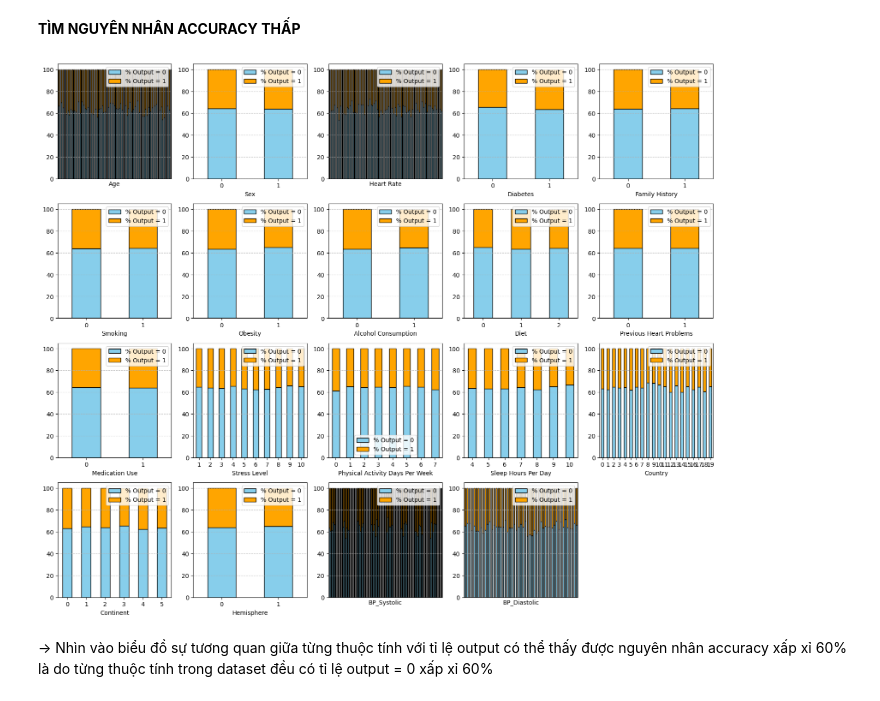
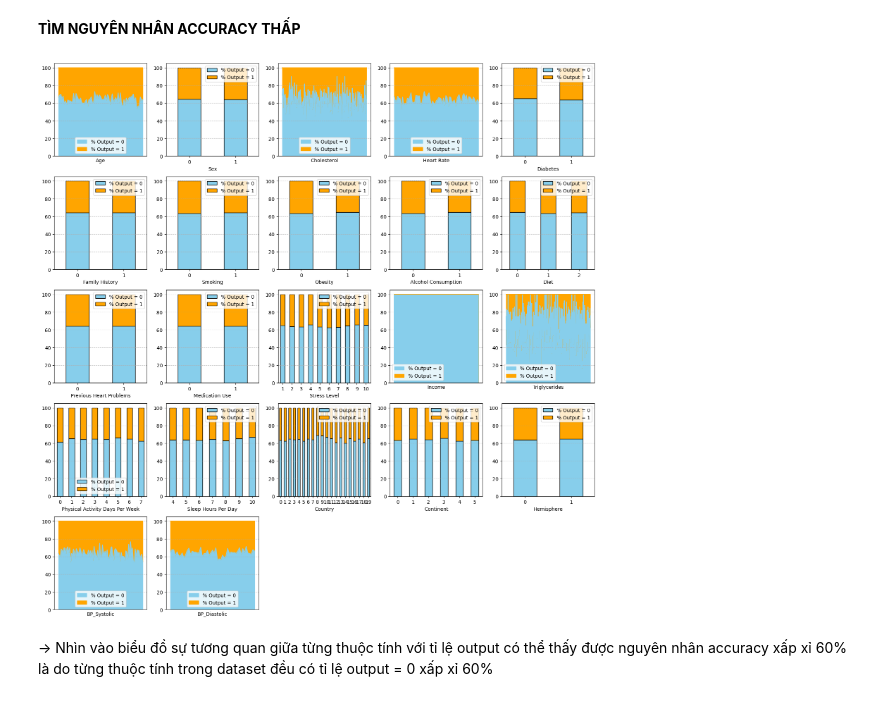
Before and after one commit to thangtrandoan/DataProcessing-Project, a Jupyter notebook: test.ipynb, the cells around one changed output. Drawn from its saved outputs; the diff is of its cells as text; code cells hidden in the pictures.

```diff
--- a/test.ipynb
+++ b/test.ipynb
@@ -339,0 +378,12 @@ ctg_data = data[['Sex','Diabetes','Family History','Smoking','Obesity','Diet','C
+# %%
+bins = [0, 200, 240, float('inf')]
+labels = ['Bình thường', 'Cao', 'Có vấn đề']
+colors = ['lime', 'aqua', 'Orange']
+Chol_Category = pd.cut(heart_attacks['Cholesterol'], bins=bins, labels=labels)
+plt.figure(figsize=(5,5))
+chol_num = Chol_Category.value_counts()
+plt.pie(chol_num, autopct='%1.1f%%', startangle=90, colors=colors)
+plt.text(0.6, -1.2, s ='Lượng Cholesteron (mg/dL):\nBình thường: < 200\nCao: 200->240\nCó vấn đề: > 240')
+plt.legend(labels, loc=(-0.2,0))
+plt.title('Phân loại nhóm người bị bệnh tim theo lượng Cholesteron trong máu')
+plt.show()
@@ -339,0 +392,19 @@ ctg_data = data[['Sex','Diabetes','Family History','Smoking','Obesity','Diet','C
+# %%
+chol_cate = pd.cut(data['Cholesterol'], bins=bins, labels=labels)
+percentages = data.groupby(chol_cate)['Heart Attack Risk'].value_counts(normalize=True).unstack()*100
+percentages.columns = ['không bệnh', 'bị bệnh']
+
+chart = percentages['bị bệnh'].plot(kind='bar', stacked=True, color='deepskyblue', ax=plt.gca())
+
+plt.ylim(0,100)
+plt.xticks(rotation=0)
+plt.grid(axis='y', linestyle='--', alpha=0.7)
+
+for p in chart.patches:
+    chart.annotate(format(p.get_height(), '.1f') + '%',
+                   (p.get_x() + p.get_width() / 2., p.get_height()),
+                   ha = 'center', va = 'center',
+                   xytext = (0, 10),
+                   textcoords = 'offset points',
+                   fontsize=10)
+plt.title('Tỉ lệ bị đau tim của các nhóm')
@@ -1073,24 +1139,25 @@ plt.show()
 # %%
 i = 1
 plt.figure(figsize=(16, 16))
 for col in X.columns:
-    if X[col].dtype == 'int64' and X[col].nunique() < 100:
+    if X[col].dtype == 'int64':
         plt.subplot(5, 5, i)
         percentages = data.groupby(col)['Heart Attack Risk'].value_counts(normalize=True).unstack().fillna(0) * 100
         percentages.columns = ['% Output = 0', '% Output = 1']
 
-        percentages.plot(kind='bar', stacked=True, color=['skyblue', 'orange'], edgecolor='black', ax=plt.gca())
-
-        plt.grid(axis='y', linestyle='--', alpha=0.7)
         if X[col].nunique() > 50:
+            percentages.plot(kind='area', stacked=True, color=['skyblue', 'orange'], ax=plt.gca())
             plt.xticks([])
         else:
+            percentages.plot(kind='bar', stacked=True, color=['skyblue', 'orange'], edgecolor='black', ax=plt.gca())
+
             plt.xticks(rotation=0)
+        plt.grid(axis='y', linestyle='--', alpha=0.7)
         i += 1
 plt.tight_layout()
 plt.show()
 # %% [output]
-[figure, old version]
+[figure, new version]
 # %% [markdown]
 -> Nhìn vào biểu đồ sự tương quan giữa từng thuộc tính với tỉ lệ output có thể thấy được nguyên nhân accuracy xấp xỉ 60% là do từng thuộc tính trong dataset đều có tỉ lệ output = 0 xấp xỉ 60%
 # %% [markdown]
```
Also changed, not shown: parts of 18 cells of this notebook.
